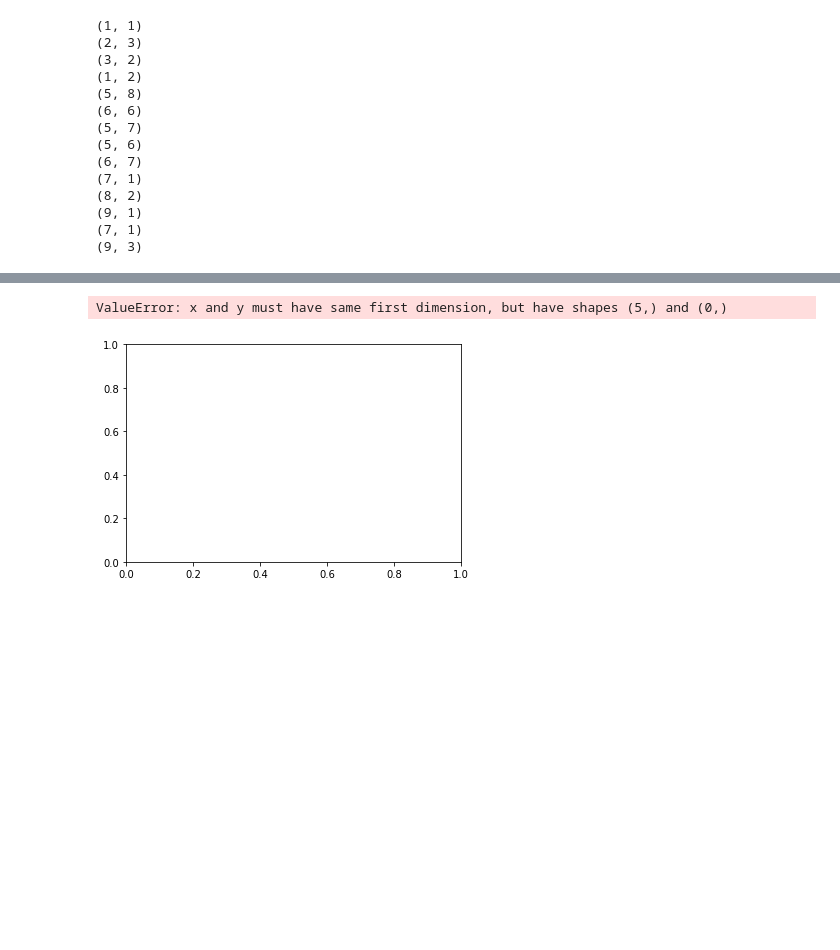
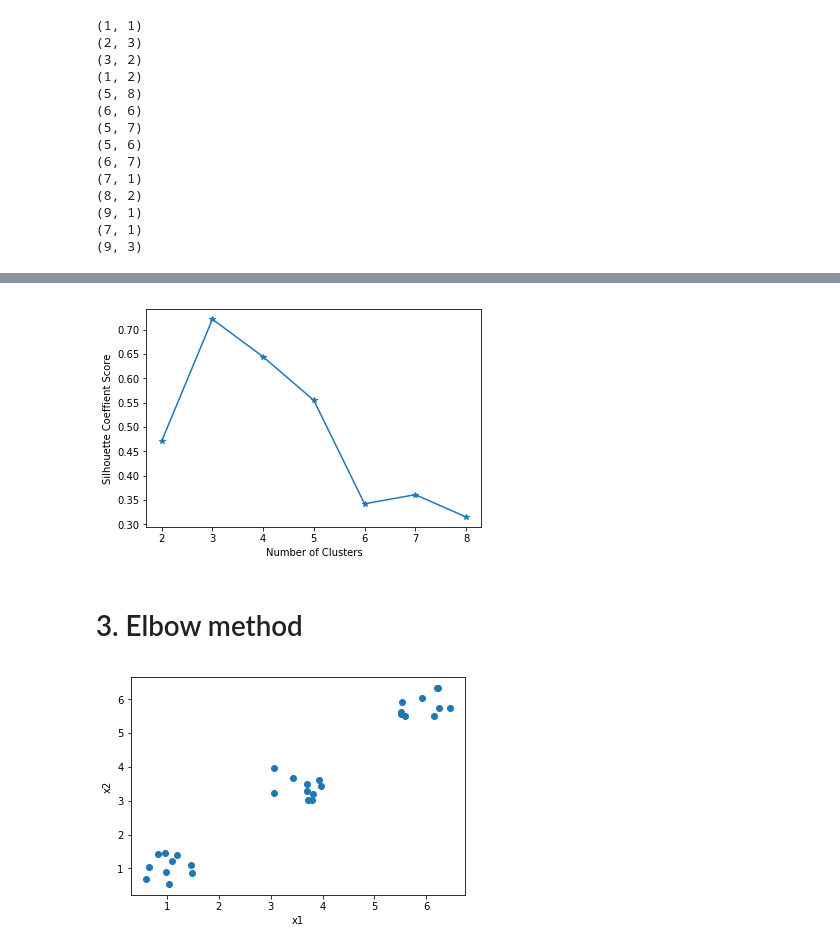
Before and after one commit to than9th/BOOK_Python2Kaggle, a Jupyter notebook: 2.2.1.1_OptDigits_KMeans.ipynb, the cells around one changed output, grey strips where cells are left out. Cells and saved outputs as stored; diff of their text form; code cells hidden in the pictures; blank space fills up the shorter version.

```diff
--- a/2.2.1.1_OptDigits_KMeans.ipynb
+++ b/2.2.1.1_OptDigits_KMeans.ipynb
@@ -123,8 +161,10 @@ plt.figure()
 # %%
+plt.figure()
 plt.plot(clusters, sc_scores, '*-')
 plt.xlabel('Number of Clusters')
 plt.ylabel('Silhouette Coeffient Score')
 plt.show()
 # %% [output]
-ValueError: x and y must have same first dimension, but have shapes (5,) and (0,)
-[figure, old version]
+[figure, new version]
+# %% [markdown]
+# 3. Elbow method
@@ -130,0 +173,13 @@ ValueError: x and y must have same first dimension, but have shapes (5,) and (0,
+# %%
+cluster1 = np.random.uniform(0.5, 1.5, (2, 10))
+cluster2 = np.random.uniform(5.5, 6.5, (2, 10))
+cluster3 = np.random.uniform(3.0, 4.0, (2, 10))
+# %%
+X1 = np.hstack((cluster1, cluster2, cluster3)).T
+# %%
+plt.scatter(X1[:,0], X1[:,1])
+plt.xlabel('x1')
+plt.ylabel('x2')
+plt.show()
+# %% [output]
+[figure, added]
```
Also changed, not shown: parts of 20 cells of this notebook.
